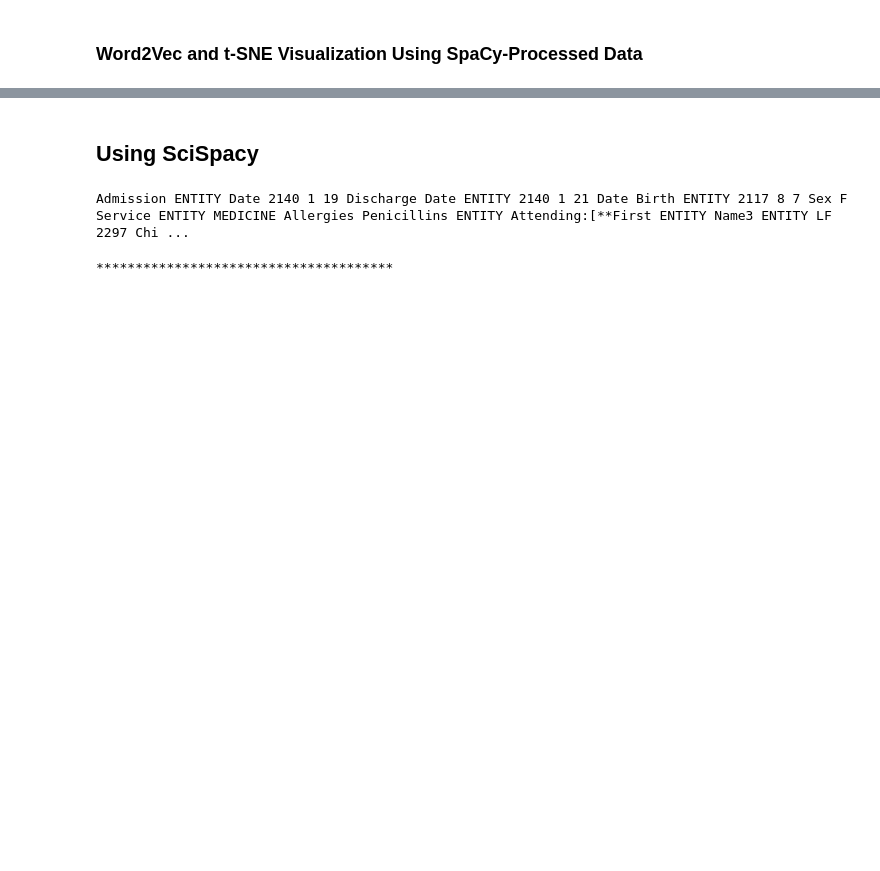
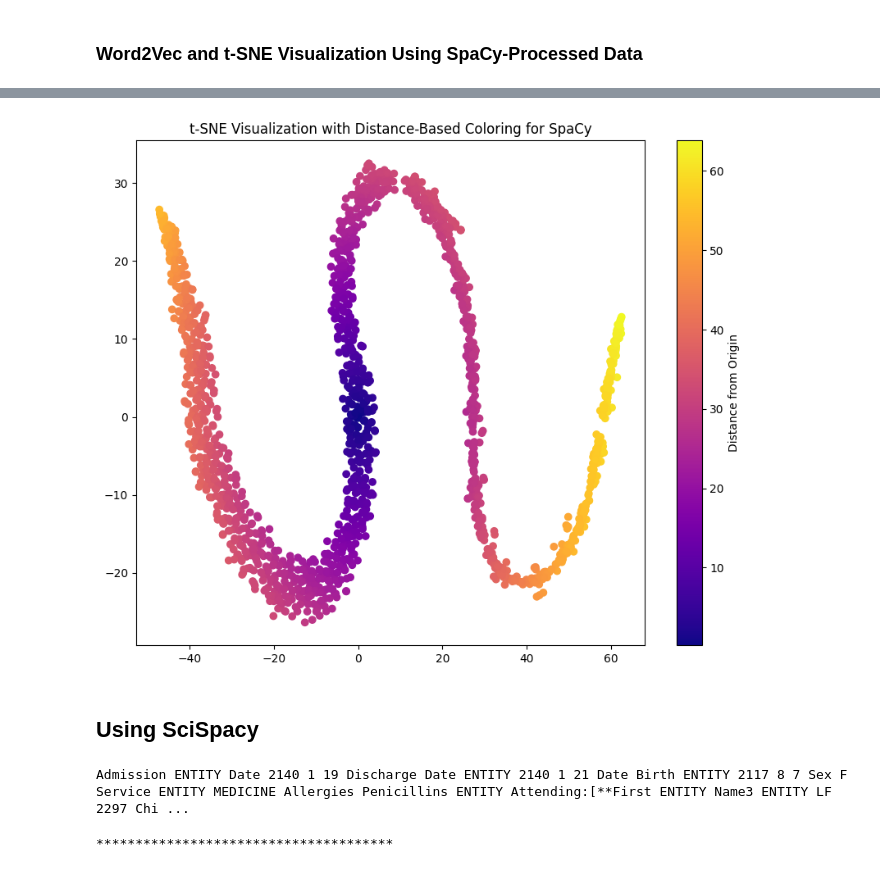
Before and after one commit to AnkitaSavaliya/AIH, a Jupyter notebook: MIMIC_III_NLP.ipynb, the cells around one changed output, grey strips where cells are left out. Drawn from its saved outputs; the diff is of its cells as text; code cells hidden in the pictures; blank space fills up the shorter version.

```diff
--- a/MIMIC_III_NLP.ipynb
+++ b/MIMIC_III_NLP.ipynb
@@ -104,6 +142,7 @@ def extract_cleaned_text(text, nlp_model):
 import numpy as np
 from sklearn.manifold import TSNE
 import matplotlib.pyplot as plt
+from sklearn.metrics.pairwise import cosine_similarity
 %matplotlib inline
 
 def tsne_plot(model, words, words_limit = None, model_title="", preTrained=False):
@@ -151,6 +190,41 @@ def tsne_plot(model, words, words_limit = None, model_title="", preTrained=False
                      va='bottom')
     plt.title(f"t-SNE Visualization for {model_title}")
     plt.show()
+
+def tsne_plot_no_label(model, words, words_limit=None, model_title="", preTrained=False, reference_word=None):
+    """
+    Creates and displays a t-SNE plot without labels, using color mapping based on distance.
+
+    Parameters:
+    - model: The Word2Vec model or pre-trained model.
+    - words: List of words to visualize.
+    - words_limit: Maximum number of words to visualize.
+    - model_title: Title of the model (used for plot labeling).
+    - preTrained: Boolean flag indicating whether to use a pre-trained model.
+    - reference_word: (Unused in this function) Placeholder for potential relevance-based coloring.
+    """
+    tokens = []
+
+    # Apply t-SNE for dimensionality reduction
+    tsne_model = TSNE(perplexity=30, early_exaggeration=12, n_components=2, init='pca', max_iter=1000, random_state=23)
+
+    # Extract word vectors
+    for word in words[:words_limit]:
+        if preTrained:
+            tokens.append(model[word])  # Use vectors from a pre-trained model
+        else:
+            tokens.append(model.wv[word])  # Use vectors from a Word2Vec model
+
+    tokens = np.array(tokens)
+    new_values = tsne_model.fit_transform(tokens)
+
+    # Create a scatter plot with color based on distance from the origin
+    plt.figure(figsize=(10, 8))
+    distances = np.sqrt(new_values[:, 0]**2 + new_values[:, 1]**2)  # Compute Euclidean distance from origin
+    plt.scatter(new_values[:, 0], new_values[:, 1], c=distances, cmap='plasma')
+    plt.colorbar(label="Distance from Origin")  # Add a color bar for reference
+    plt.title(f"t-SNE Visualization with Distance-Based Coloring for {model_title}")
+    plt.show()
 # %%
 import spacy
 
@@ -255,3 +360,7 @@ tsne_plot(model_word2vec_spacy, np.array(list(model_word2vec_spacy.wv.key_to_ind
+# %%
+tsne_plot_no_label(model_word2vec_spacy, np.array(list(model_word2vec_spacy.wv.key_to_index.keys())), None, 'SpaCy')
+# %% [output]
+[figure, added]
 # %% [markdown]
 ## Using SciSpacy
 # %%
```
Also changed, not shown: parts of 40 cells of this notebook, 2 other files.
